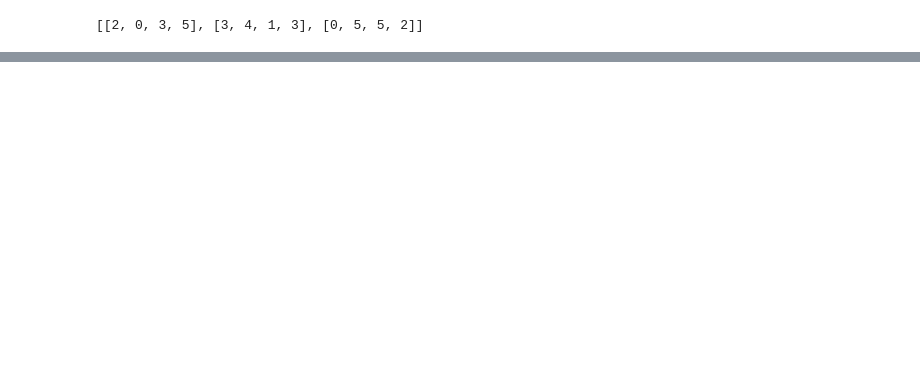
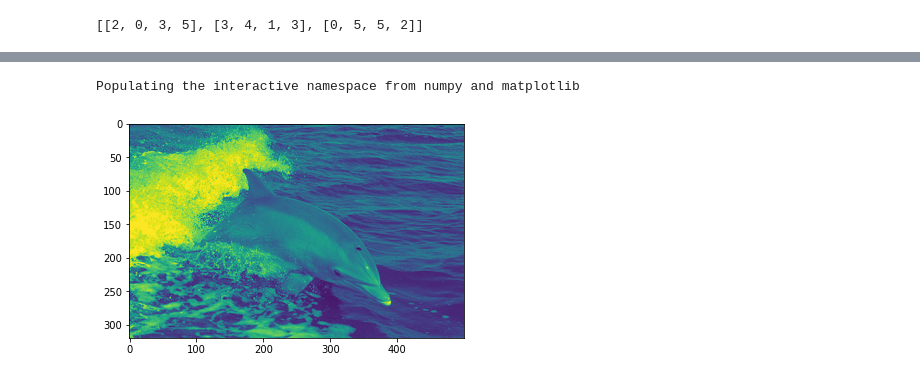
Before and after one commit to sagarjain2030/Udacity_CV_Course, a Jupyter notebook: 2AL1_Images_as_Functions/2A_L1_Image_As_Function.ipynb, the cells around one changed output, grey strips where cells are left out. Cells and saved outputs as stored; diff of their text form; code cells hidden in the pictures; blank space fills up the shorter version.

Commit message:
Unit 2AL1 till 17
Plotting image using matplotlob

```diff
--- a/2AL1_Images_as_Functions/2A_L1_Image_As_Function.ipynb
+++ b/2AL1_Images_as_Functions/2A_L1_Image_As_Function.ipynb
@@ -27,8 +27,12 @@ print(new_mat)
 
 import cv2
 from google.colab.patches import cv2_imshow
-img = cv2.imread("/content/drive/MyDrive/Colab Notebooks/Dolphin.png")
+img = cv2.imread("/content/Dolphin.png")
+img  = cv2.cvtColor(img, cv2.COLOR_BGR2GRAY)
 print(img.shape)
+print(type(img))
+print(img[50][100])
+print(img[50][:])
 cv2_imshow(img)
 cv2.waitKey(0)
 cv2.destroyAllWindows()
@@ -37 +57,10 @@ cv2.destroyAllWindows()
 [figure]
+# %%
+%pylab inline
+import matplotlib.pyplot as plt
+import matplotlib.image as mpimg
+imgplot = plt.imshow(img)
+plt.show()
+# %% [output]
+Populating the interactive namespace from numpy and matplotlib
+[figure, added]
```
Also changed, not shown: parts of 1 cell of this notebook.
